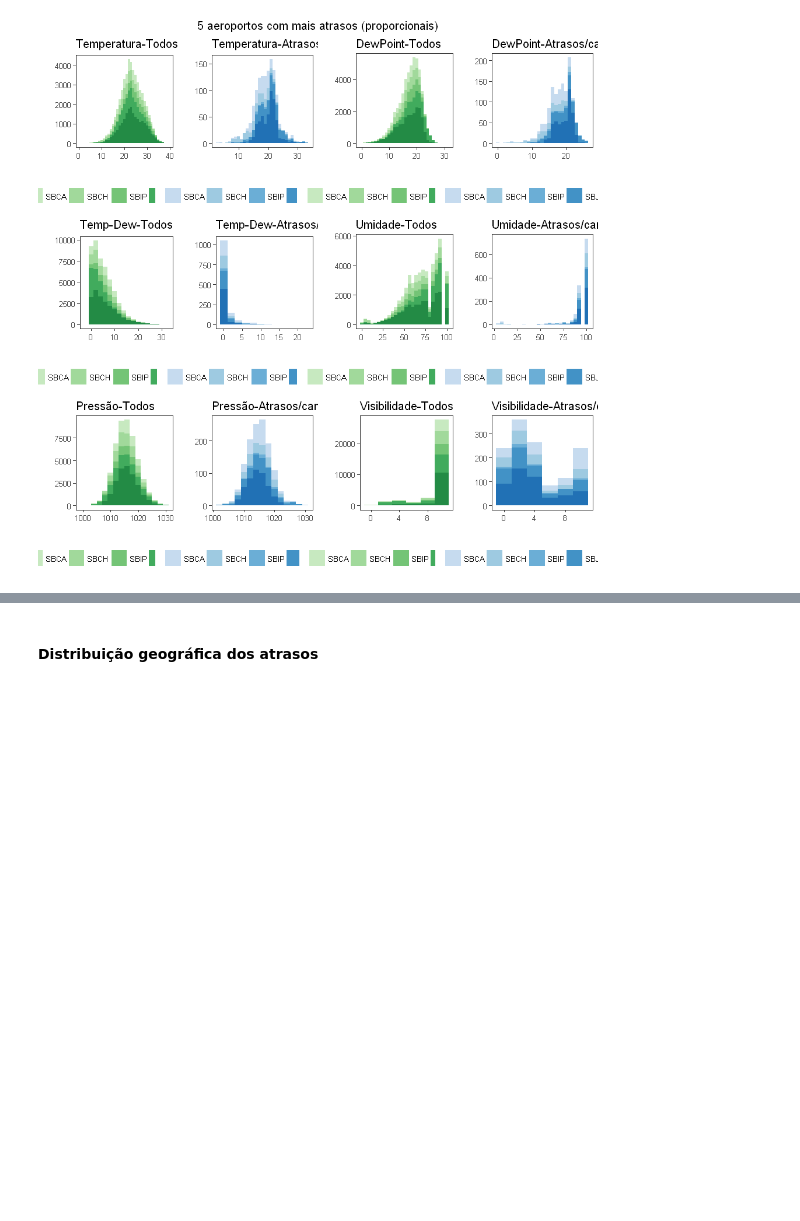
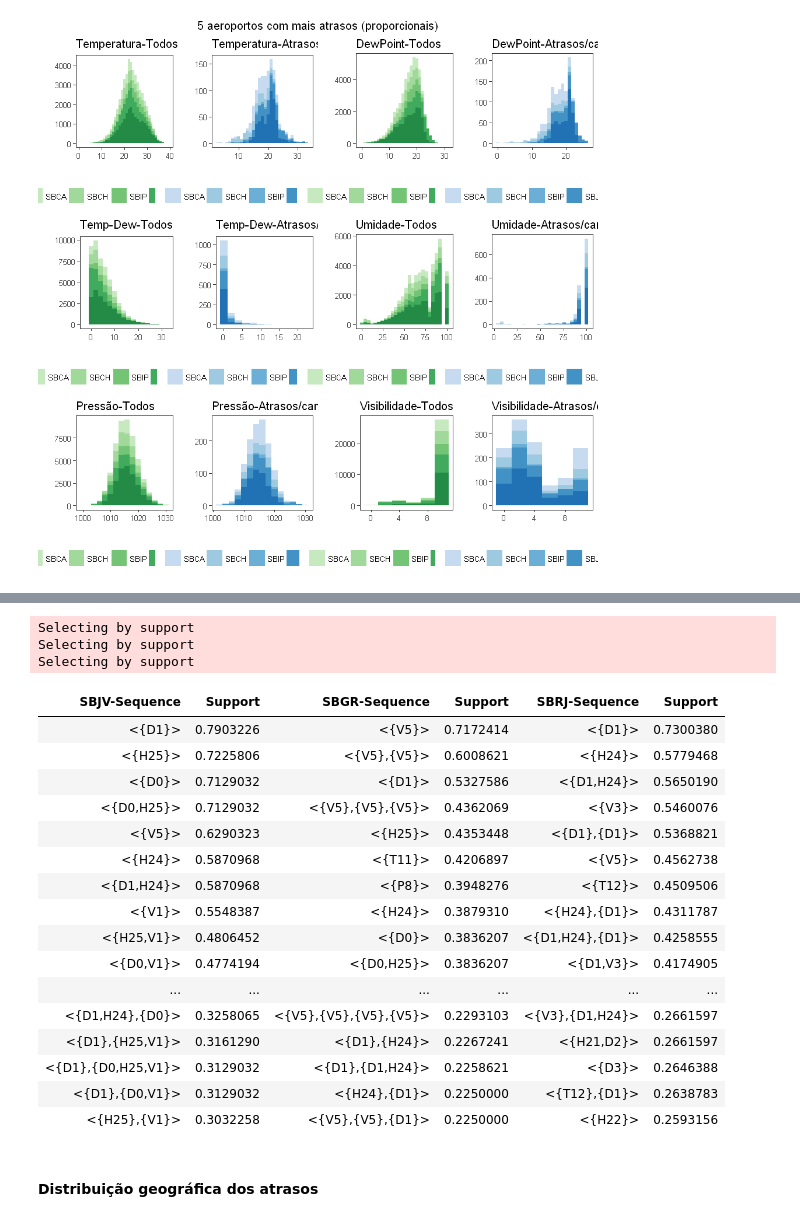
Before and after one commit to jcolares/DM2018, a Jupyter notebook: DataMining.ipynb, the cells around one changed output, grey strips where cells are left out. Cells and saved outputs as stored; diff of their text form; code cells hidden in the pictures; blank space fills up the shorter version.

```diff
--- a/DataMining.ipynb
+++ b/DataMining.ipynb
@@ -750,3 +766,0 @@ source("https://raw.githubusercontent.com/jcolares/DM2018/master/Jeff/funkyFunct
-# %%
-# Aeroporto Joinville
-icaoSelect = c("SBJV")
@@ -752,0 +770,3 @@ icaoSelect = c("SBJV")
+# %%
+# Lista com os códigos ICAO dos aeroportos para análise
+icaoList = c("SBJV", "SBGR", "SBRJ")
@@ -919,3 +881,48 @@ Selecting by support
+# %%
+# PARTE 3 - Visualização
+
+#library(dplyr)
+#library(lubridate)
+#library(zoo)
+library(arules)
+library(arulesSequences)
+#library(arulesViz)
+
+load("rules_cspade.RData")
+
+results.SBJV = as(rules.SBJV, "data.frame")
+results.SBGR = as(rules.SBGR, "data.frame")
+results.SBRJ = as(rules.SBRJ, "data.frame")
+
+top5.SBJV = top_n(results.SBJV, 50) %>% arrange(desc(support))
+top5.SBGR = top_n(results.SBGR, 50) %>% arrange(desc(support))
+top5.SBRJ = top_n(results.SBRJ, 50) %>% arrange(desc(support))
+
+vis = cbind(top5.SBJV, top5.SBGR, top5.SBRJ)
+colnames(vis) = c("SBJV-Sequence", "Support", "SBGR-Sequence", "Support", "SBRJ-Sequence","Support")
+
+vis
+# %% [output]
+Selecting by support
+Selecting by support
+Selecting by support
+| SBJV-Sequence | Support | SBGR-Sequence | Support | SBRJ-Sequence | Support |
+| <{D1}> | 0.7903226 | <{V5}> | 0.7172414 | <{D1}> | 0.7300380 |
+| <{H25}> | 0.7225806 | <{V5},{V5}> | 0.6008621 | <{H24}> | 0.5779468 |
+| <{D0}> | 0.7129032 | <{D1}> | 0.5327586 | <{D1,H24}> | 0.5650190 |
+| <{D0,H25}> | 0.7129032 | <{V5},{V5},{V5}> | 0.4362069 | <{V3}> | 0.5460076 |
+| <{V5}> | 0.6290323 | <{H25}> | 0.4353448 | <{D1},{D1}> | 0.5368821 |
+| <{H24}> | 0.5870968 | <{T11}> | 0.4206897 | <{V5}> | 0.4562738 |
+| <{D1,H24}> | 0.5870968 | <{P8}> | 0.3948276 | <{T12}> | 0.4509506 |
+| <{V1}> | 0.5548387 | <{H24}> | 0.3879310 | <{H24},{D1}> | 0.4311787 |
+| <{H25,V1}> | 0.4806452 | <{D0}> | 0.3836207 | <{D1,H24},{D1}> | 0.4258555 |
+| <{D0,V1}> | 0.4774194 | <{D0,H25}> | 0.3836207 | <{D1,V3}> | 0.4174905 |
+| ... | ... | ... | ... | ... | ... |
+| <{D1,H24},{D0}> | 0.3258065 | <{V5},{V5},{V5},{V5}> | 0.2293103 | <{V3},{D1,H24}> | 0.2661597 |
+| <{D1},{H25,V1}> | 0.3161290 | <{D1},{H24}> | 0.2267241 | <{H21,D2}> | 0.2661597 |
+| <{D1},{D0,H25,V1}> | 0.3129032 | <{D1},{D1,H24}> | 0.2258621 | <{D3}> | 0.2646388 |
+| <{D1},{D0,V1}> | 0.3129032 | <{H24},{D1}> | 0.2250000 | <{T12},{D1}> | 0.2638783 |
+| <{H25},{V1}> | 0.3032258 | <{V5},{V5},{D1}> | 0.2250000 | <{H22}> | 0.2593156 |
 # %% [markdown]
 #### Distribuição geográfica dos atrasos
 # %% [markdown]
```
Also changed, not shown: parts of 13 cells of this notebook.
